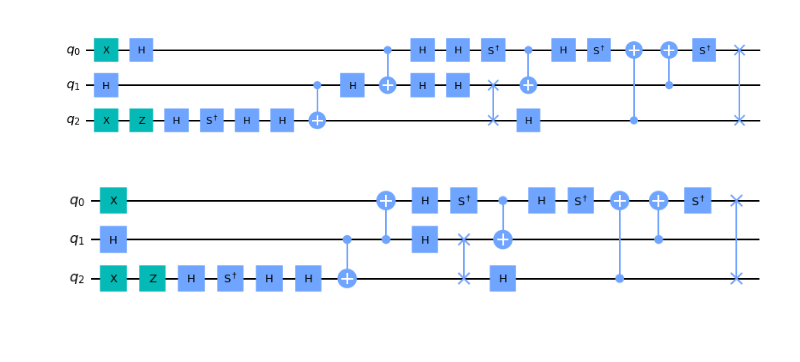
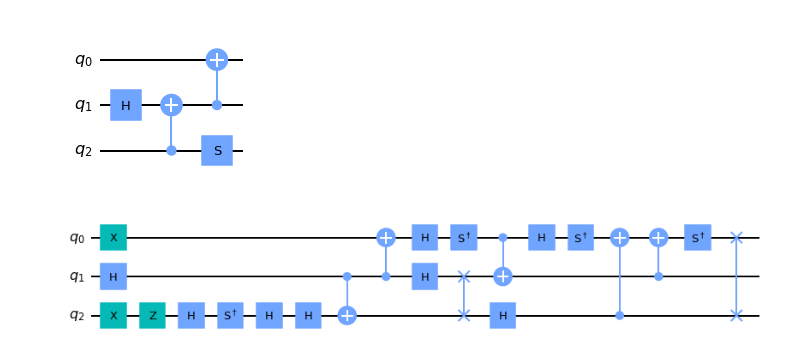
Before and after one commit to Acdimy/CVBE, a Jupyter notebook: dev_n_qubit_restructure.ipynb, the cells around one changed output. Saved outputs shown, nothing was run; the diff lists cells and outputs as text; code cells hidden in the pictures; blank space fills up the shorter version.

```diff
--- a/dev_n_qubit_restructure.ipynb
+++ b/dev_n_qubit_restructure.ipynb
@@ -6,10 +6,10 @@ from z3 import *
 import time
 from qiskit import *
 # %%
-circ0 = QuantumCircuit().from_qasm_file('benchmark/RandomClifford_q3_0_0.qasm')
+circ0 = QuantumCircuit().from_qasm_file('test.qasm')
 circ0.draw('mpl')
 # %% [output]
-[figure, old version]
+[figure, new version]
 # %%
 circ1 = QuantumCircuit().from_qasm_file('benchmark/RandomClifford_q3_0_1.qasm')
 circ1.draw('mpl')
```
Also changed, not shown: parts of 7 cells of this notebook, 3 other files.
